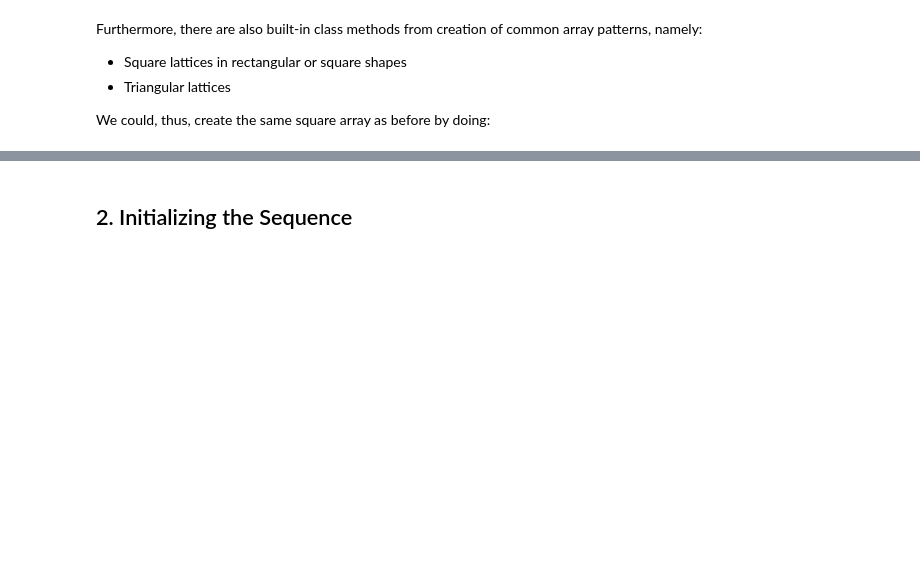
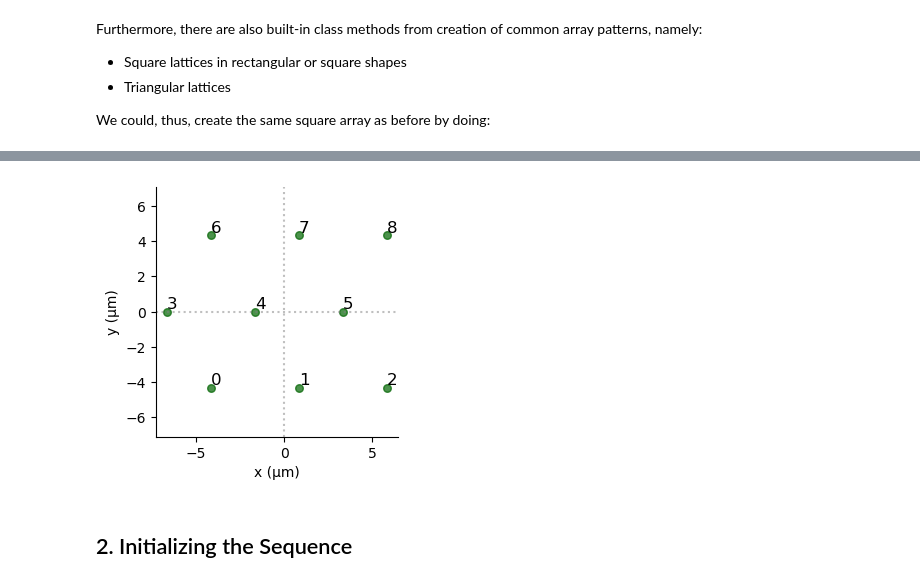
Before and after one commit to vdrouint/Pulser-tutorial-only, a Jupyter notebook: tutorials/creating_sequences.ipynb, the cells around one changed output, grey strips where cells are left out. Saved outputs shown, nothing was run; the diff lists cells and outputs as text; code cells hidden in the pictures; blank space fills up the shorter version.

```diff
--- a/tutorials/creating_sequences.ipynb
+++ b/tutorials/creating_sequences.ipynb
@@ -45,3 +73,8 @@ reg3.draw()
+# %%
+reg3 = Register.triangular_lattice(3,3,spacing=5)  # 4x4 array with atoms 5 um apart
+reg3.draw()
+# %% [output]
+[figure, added]
 # %% [markdown]
 ## 2. Initializing the Sequence
 # %% [markdown]
```
Also changed, not shown: parts of 23 cells of this notebook, 2 other files.
